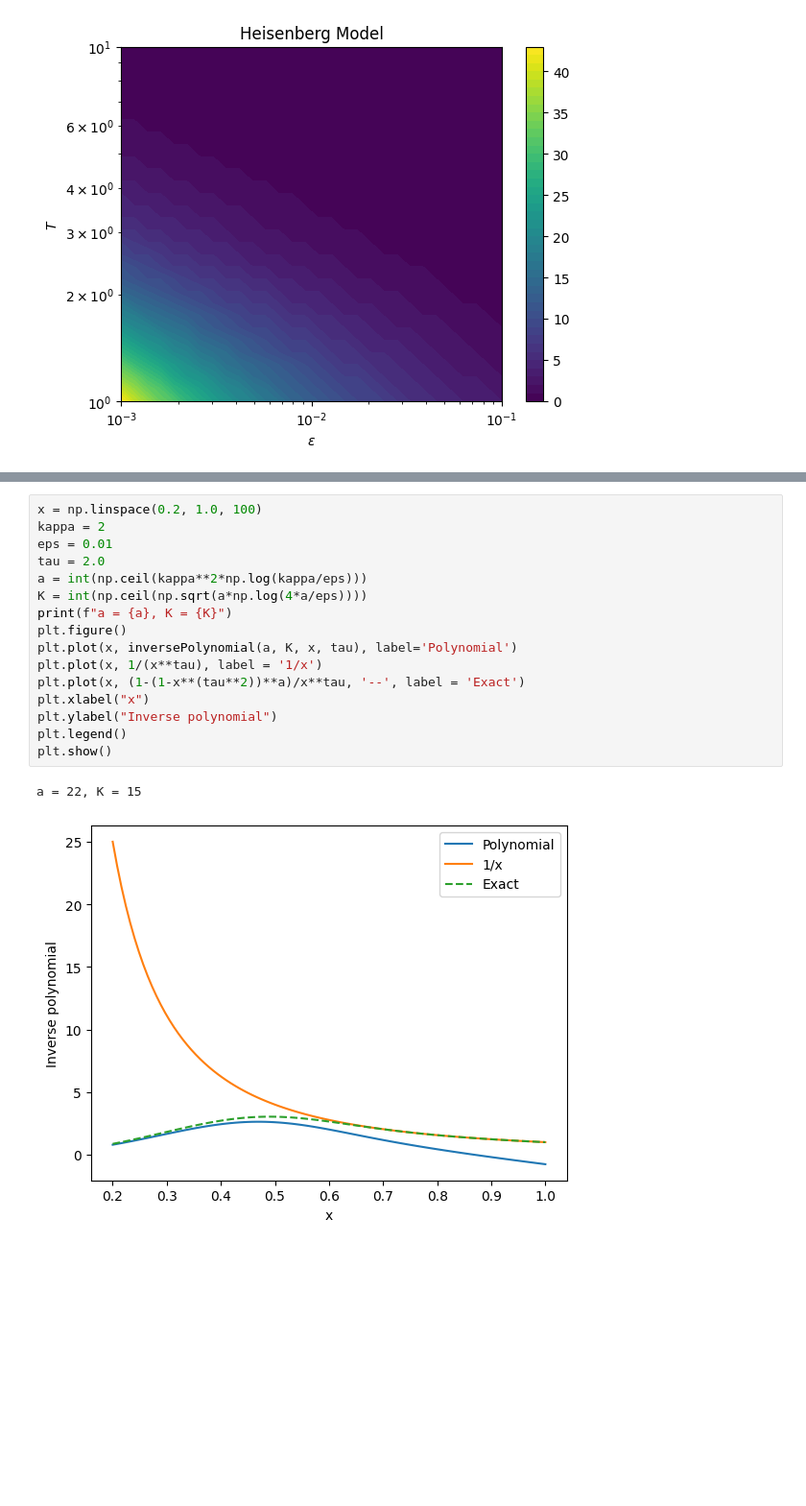
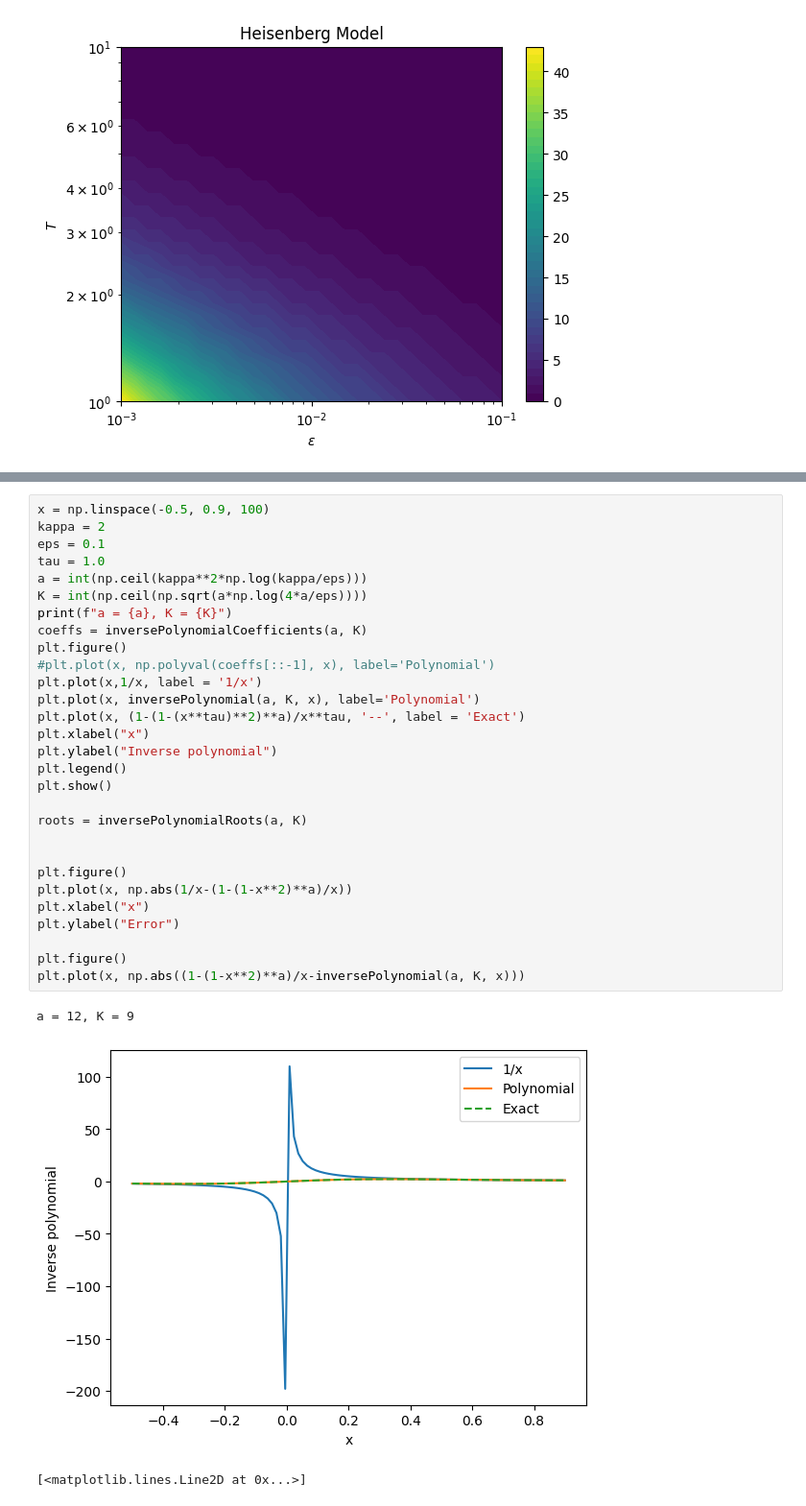
Before and after one commit to wrightjandrew/Master-Project, a Jupyter notebook: QSP.ipynb, the cells around one changed output, grey strips where cells are left out. Shown: that part at 96% size. Cells and saved outputs as stored; diff of their text form; blank space fills up the shorter version.

```diff
--- a/QSP.ipynb
+++ b/QSP.ipynb
@@ -271,19 +281,33 @@ def factorizePolynomial(a, K):
 # %%
-x = np.linspace(0.2, 1.0, 100)
+x = np.linspace(-0.5, 0.9, 100)
 kappa = 2
-eps = 0.01
-tau = 2.0
+eps = 0.1
+tau = 1.0
 a = int(np.ceil(kappa**2*np.log(kappa/eps)))
 K = int(np.ceil(np.sqrt(a*np.log(4*a/eps))))
 print(f"a = {a}, K = {K}")
+coeffs = inversePolynomialCoefficients(a, K)
 plt.figure()
-plt.plot(x, inversePolynomial(a, K, x, tau), label='Polynomial')
-plt.plot(x, 1/(x**tau), label = '1/x')
-plt.plot(x, (1-(1-x**(tau**2))**a)/x**tau, '--', label = 'Exact')
+#plt.plot(x, np.polyval(coeffs[::-1], x), label='Polynomial')
+plt.plot(x,1/x, label = '1/x')
+plt.plot(x, inversePolynomial(a, K, x), label='Polynomial')
+plt.plot(x, (1-(1-(x**tau)**2)**a)/x**tau, '--', label = 'Exact')
 plt.xlabel("x")
 plt.ylabel("Inverse polynomial")
 plt.legend()
 plt.show()
+
+roots = inversePolynomialRoots(a, K)
+
+
+plt.figure()
+plt.plot(x, np.abs(1/x-(1-(1-x**2)**a)/x))
+plt.xlabel("x")
+plt.ylabel("Error")
+
+plt.figure()
+plt.plot(x, np.abs((1-(1-x**2)**a)/x-inversePolynomial(a, K, x)))
 # %% [output]
-a = 22, K = 15
+a = 12, K = 9
-[figure, old version]
+[figure, new version]
+[<matplotlib.lines.Line2D at 0x...>]
```
Also changed, not shown: parts of 15 cells of this notebook.
